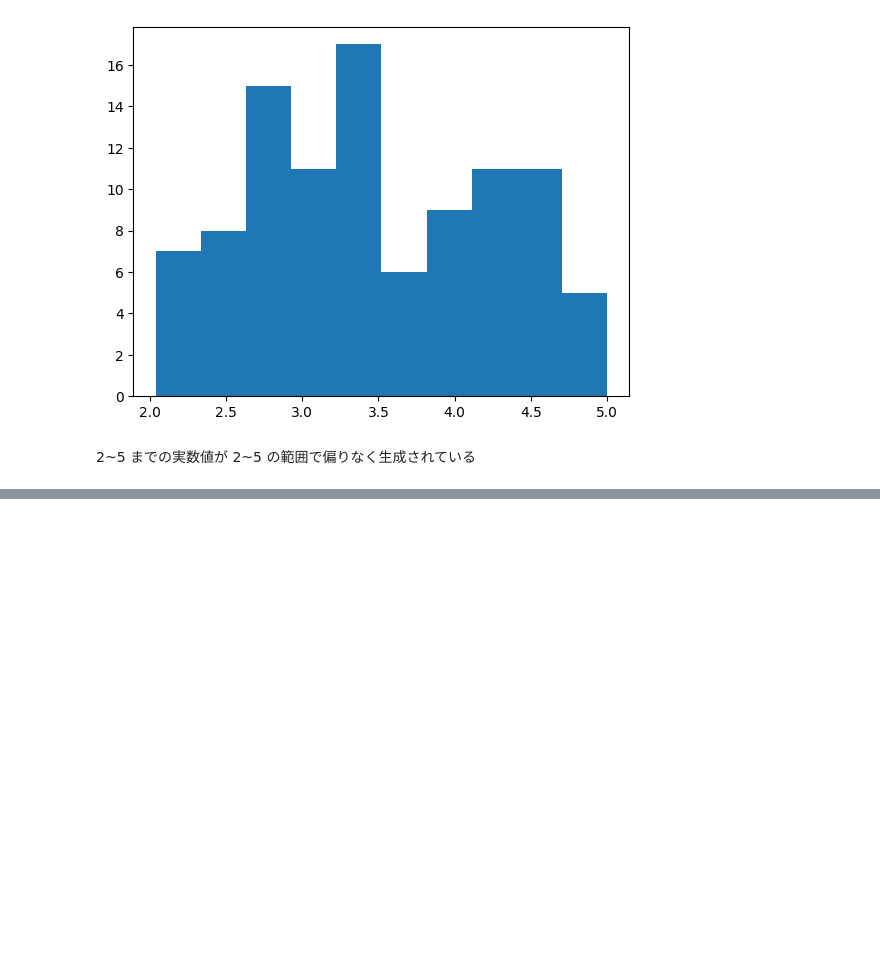
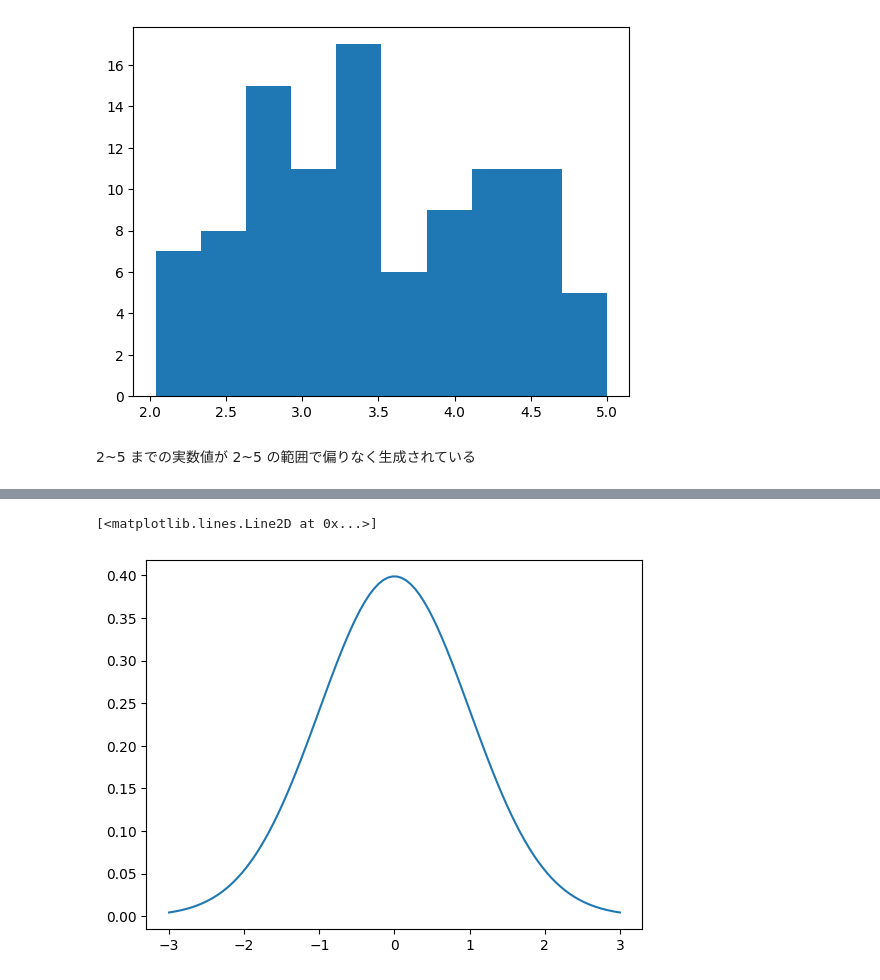
Before and after one commit to 1024xx4/bayes_machine_learning, a Jupyter notebook: probability_distribution.ipynb, the cells around one changed output, grey strips where cells are left out. Drawn from its saved outputs; the diff is of its cells as text; code cells hidden in the pictures; blank space fills up the shorter version.

```diff
--- a/probability_distribution.ipynb
+++ b/probability_distribution.ipynb
@@ -274,0 +296,7 @@ plt.hist(X, bins=10)
+# %%
+# 確率密度関数を描画
+ls = np.linspace(-3, 3, 100)  # 可視化範囲の粒度を -3~3までの100分割で作る為の変数
+plt.plot(ls, normal_dist.pdf(ls))
+# %% [output]
+[<matplotlib.lines.Line2D at 0x...>]
+[figure, added]
```
Also changed, not shown: parts of 4 cells of this notebook.
